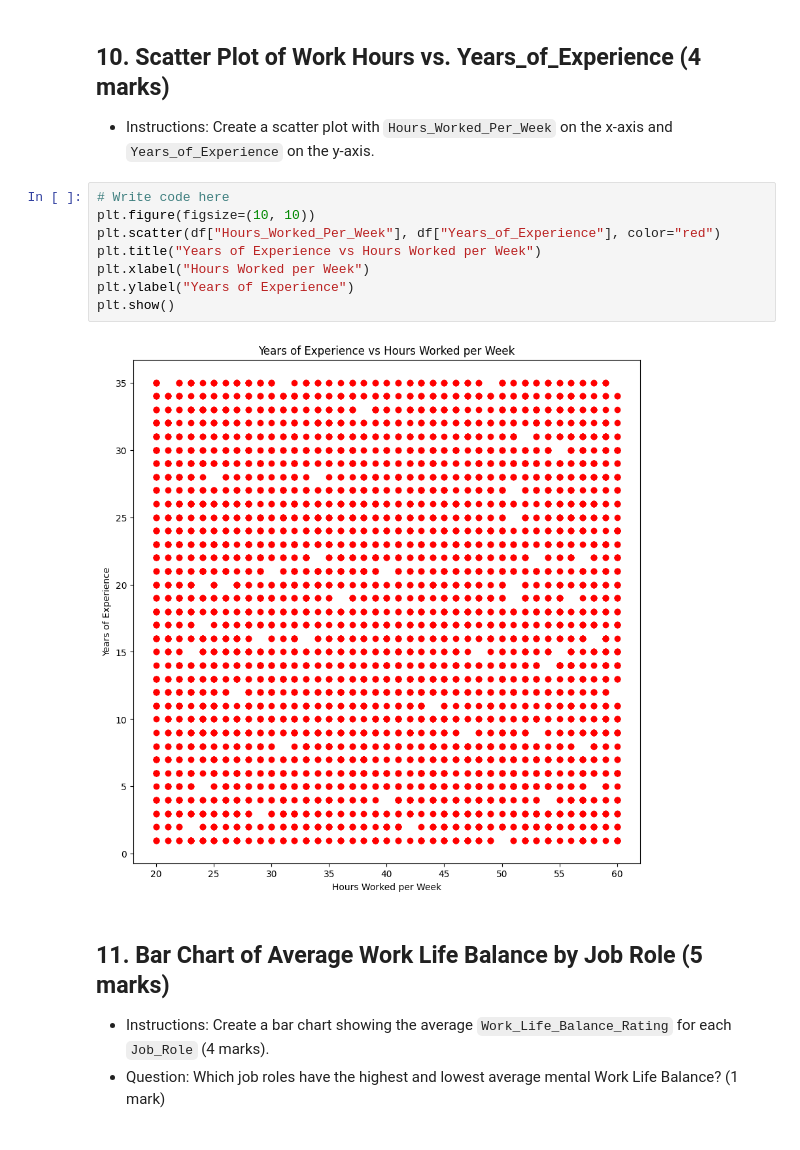
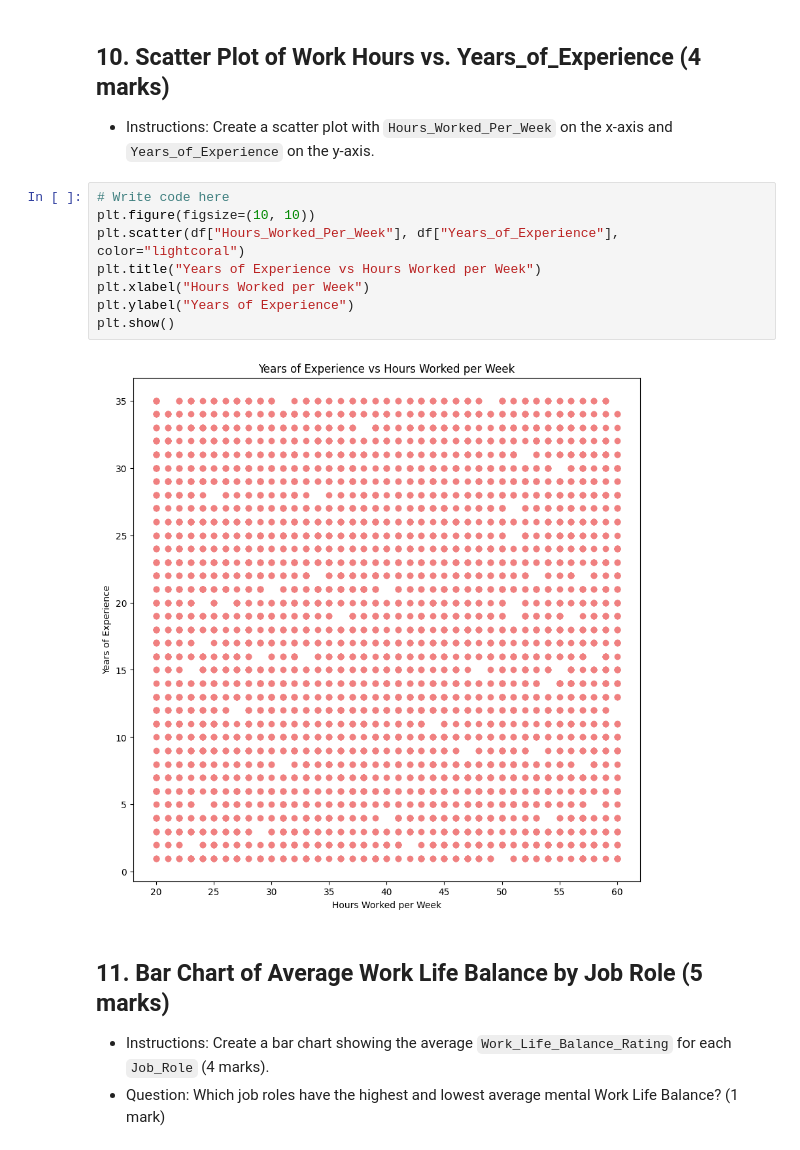
Before and after one commit to cybardev/ShiftKey-DataAnalytics, a Jupyter notebook: Assessment/Data_Analytics_with_Python_Assessment.ipynb, the cells around one changed output. Saved outputs shown, nothing was run; the diff lists cells and outputs as text.

```diff
--- a/Assessment/Data_Analytics_with_Python_Assessment.ipynb
+++ b/Assessment/Data_Analytics_with_Python_Assessment.ipynb
@@ -366,13 +363,13 @@ plt.show()
 # %%
 # Write code here
 plt.figure(figsize=(10, 10))
-plt.scatter(df["Hours_Worked_Per_Week"], df["Years_of_Experience"], color="red")
+plt.scatter(df["Hours_Worked_Per_Week"], df["Years_of_Experience"], color="lightcoral")
 plt.title("Years of Experience vs Hours Worked per Week")
 plt.xlabel("Hours Worked per Week")
 plt.ylabel("Years of Experience")
 plt.show()
 # %% [output]
-[figure, old version]
+[figure, new version]
 # %% [markdown]
 ## 11. Bar Chart of Average Work Life Balance by Job Role (5 marks)
 - Instructions: Create a bar chart showing the average `Work_Life_Balance_Rating` for each `Job_Role` (4 marks).
```
Also changed, not shown: parts of 11 cells of this notebook.
